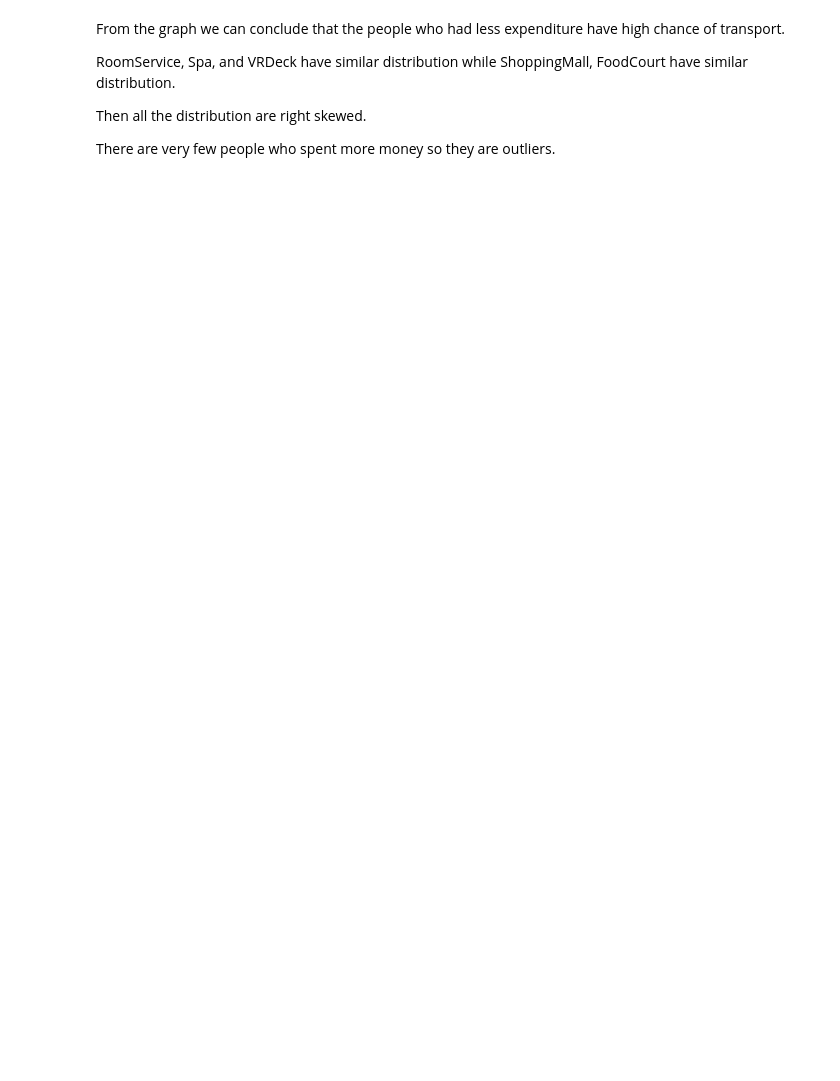
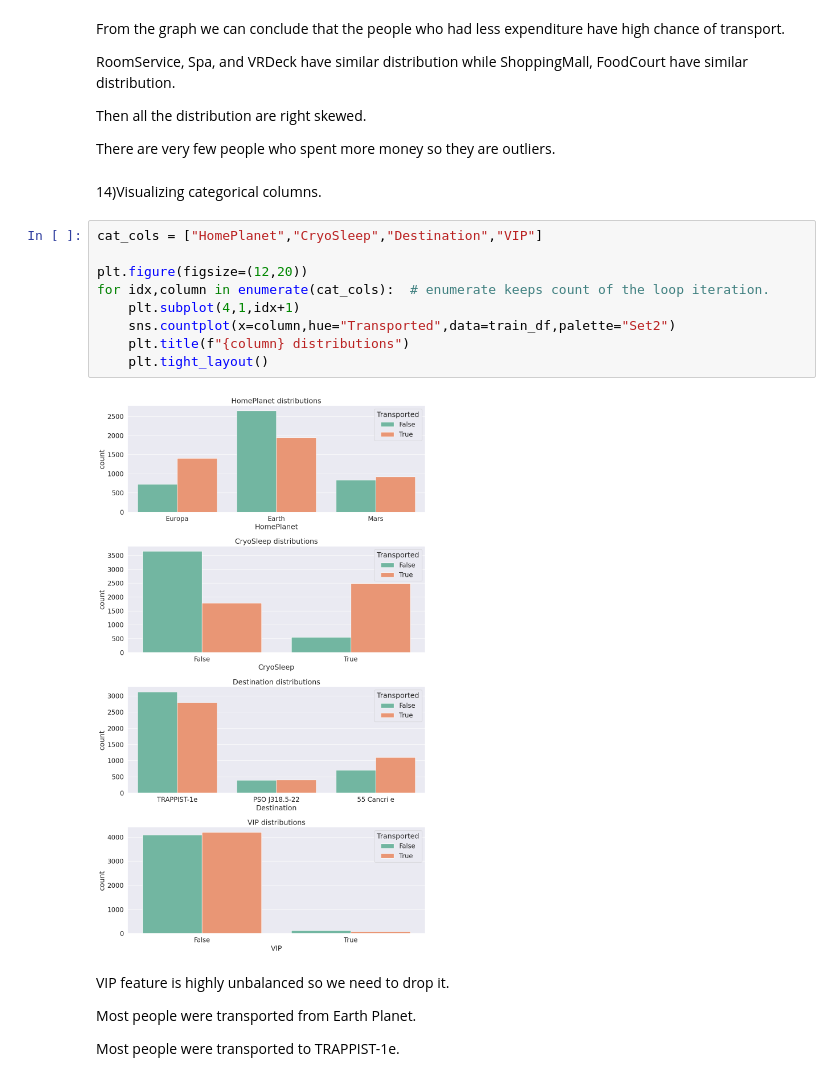
Before and after one commit to santr4/ml_projects, a Jupyter notebook: Spaceship Titanic/Spaceship_Titanic.ipynb, the cells around one changed output. Cells and saved outputs as stored; diff of their text form; blank space fills up the shorter version.

```diff
--- a/Spaceship Titanic/Spaceship_Titanic.ipynb
+++ b/Spaceship Titanic/Spaceship_Titanic.ipynb
@@ -313,3 +313,22 @@ RoomService, Spa, and VRDeck have similar distribution while ShoppingMall, FoodC
 Then all the distribution are right skewed.
 
 There are very few people who spent more money so they are outliers.
+# %% [markdown]
+14)Visualizing categorical columns.
+# %%
+cat_cols = ["HomePlanet","CryoSleep","Destination","VIP"]
+
+plt.figure(figsize=(12,20))
+for idx,column in enumerate(cat_cols):  # enumerate keeps count of the loop iteration.
+    plt.subplot(4,1,idx+1)
+    sns.countplot(x=column,hue="Transported",data=train_df,palette="Set2")
+    plt.title(f"{column} distributions")
+    plt.tight_layout()
+# %% [output]
+[figure, added]
+# %% [markdown]
+VIP feature is highly unbalanced so we need to drop it.
+
+Most people were transported from Earth Planet.
+
+Most people were transported to TRAPPIST-1e.
```
Also changed, not shown: parts of 1 cell of this notebook.
